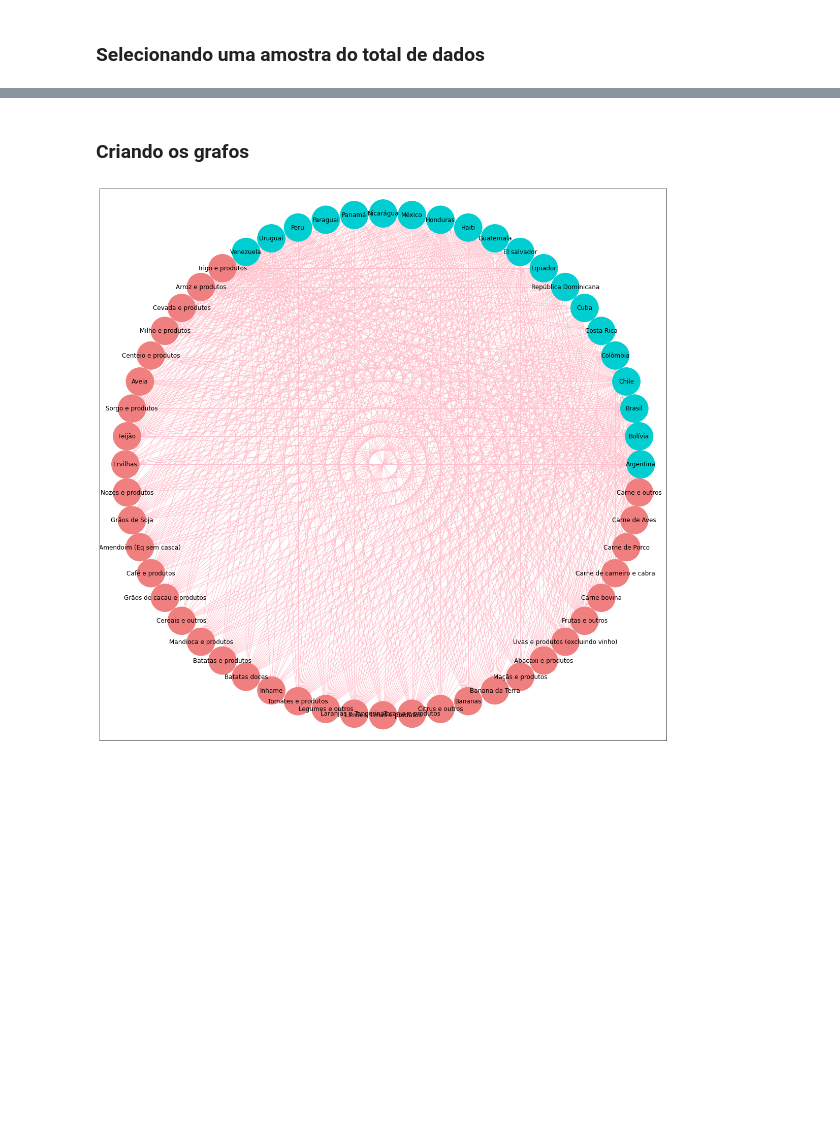
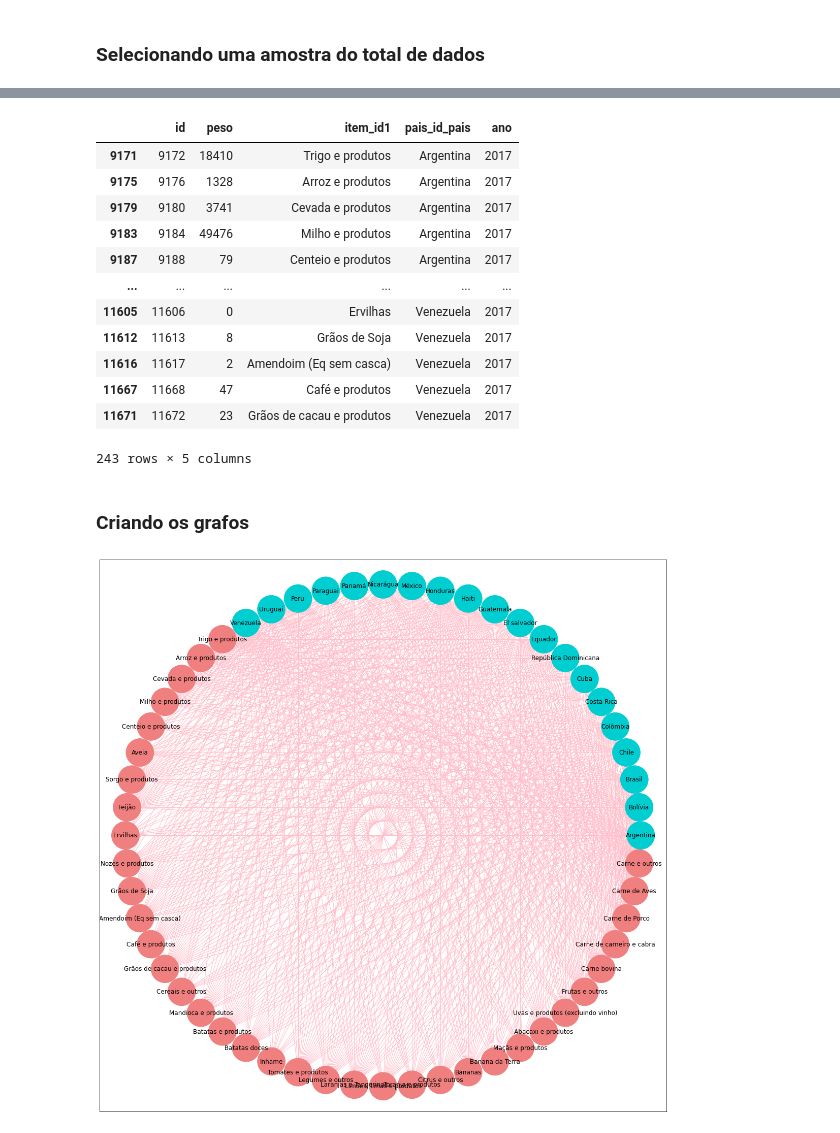
Before and after one commit to Cristiananc/Introduction-to-Databases, a Jupyter notebook: A2/Grafo.ipynb, the cells around one changed output, grey strips where cells are left out. Cells and saved outputs as stored; diff of their text form; code cells hidden in the pictures; blank space fills up the shorter version.

```diff
--- a/A2/Grafo.ipynb
+++ b/A2/Grafo.ipynb
@@ -36,3 +65,19 @@ for idx in df_perda.index:
+# %%
+df_producao_2017
+# %% [output]
+|  | id | peso | item_id1 | pais_id_pais | ano |
+| 9171 | 9172 | 18410 | Trigo e produtos | Argentina | 2017 |
+| 9175 | 9176 | 1328 | Arroz e produtos | Argentina | 2017 |
+| 9179 | 9180 | 3741 | Cevada e produtos | Argentina | 2017 |
+| 9183 | 9184 | 49476 | Milho e produtos | Argentina | 2017 |
+| 9187 | 9188 | 79 | Centeio e produtos | Argentina | 2017 |
+| ... | ... | ... | ... | ... | ... |
+| 11605 | 11606 | 0 | Ervilhas | Venezuela | 2017 |
+| 11612 | 11613 | 8 | Grãos de Soja | Venezuela | 2017 |
+| 11616 | 11617 | 2 | Amendoim (Eq sem casca) | Venezuela | 2017 |
+| 11667 | 11668 | 47 | Café e produtos | Venezuela | 2017 |
+| 11671 | 11672 | 23 | Grãos de cacau e produtos | Venezuela | 2017 |
+243 rows × 5 columns
 # %% [markdown]
 ### Criando os grafos
 # %%
```
Also changed, not shown: parts of 14 cells of this notebook.
